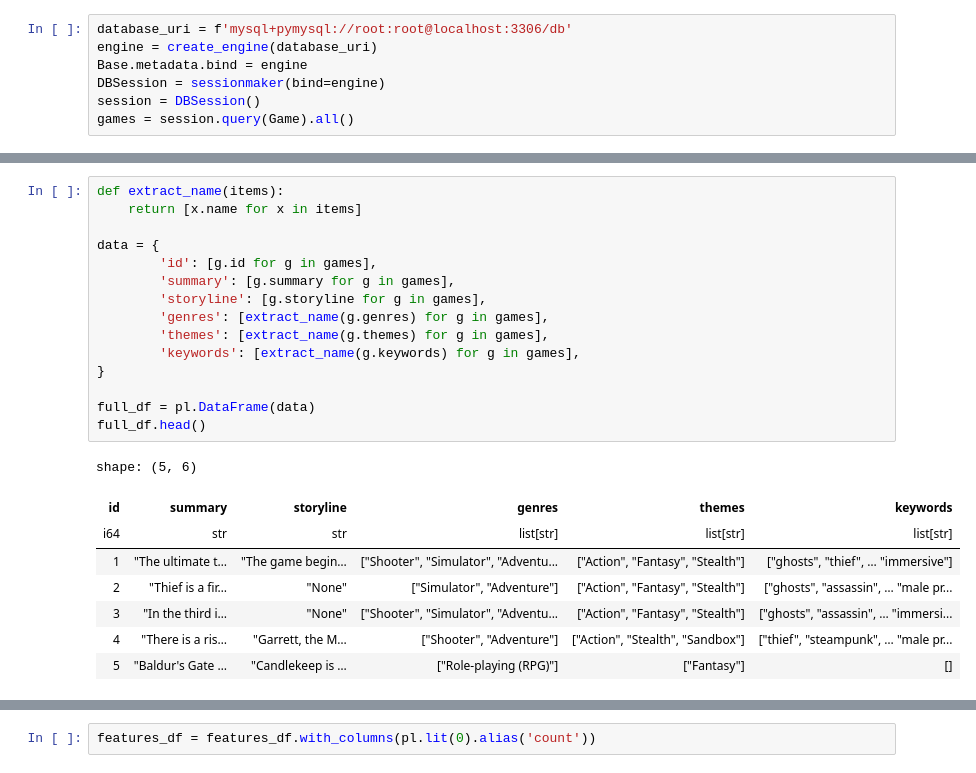
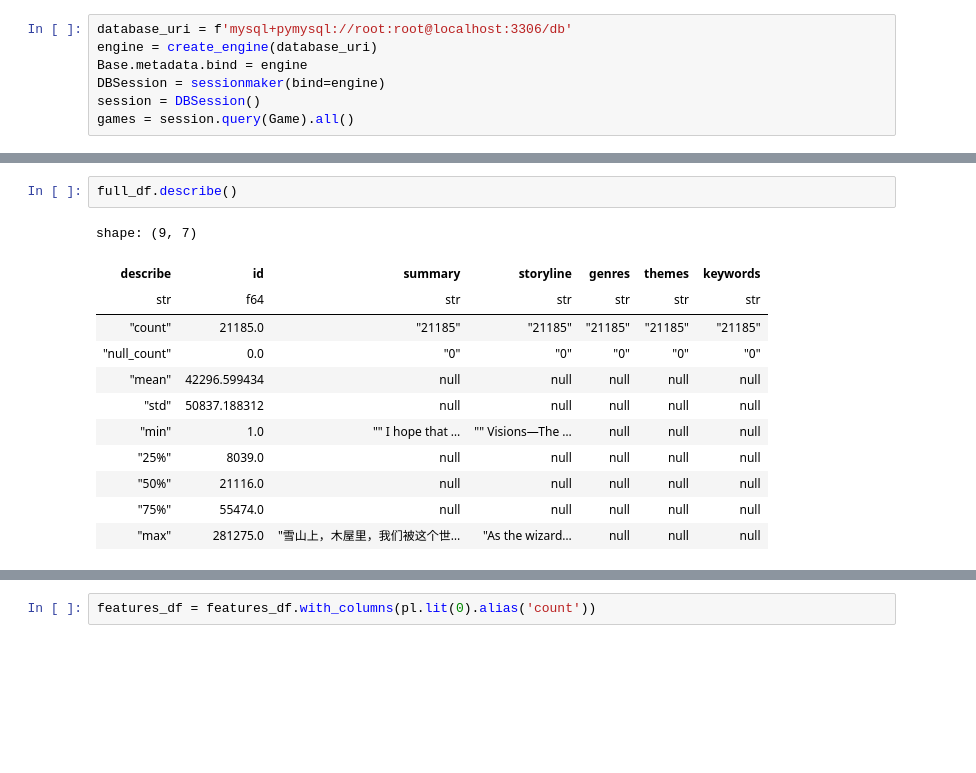
Before and after one commit to anekil/game-on, a Jupyter notebook: backend/website/recommendation/data_preprocess.ipynb, the cells around one changed output, grey strips where cells are left out. Saved outputs shown, nothing was run; the diff lists cells and outputs as text; blank space fills up the shorter version.

```diff
--- a/backend/website/recommendation/data_preprocess.ipynb
+++ b/backend/website/recommendation/data_preprocess.ipynb
@@ -15,27 +39,18 @@ games = session.query(Game).all()
 # %%
-def extract_name(items):
-    return [x.name for x in items]
-
-data = {
-        'id': [g.id for g in games],
-        'summary': [g.summary for g in games],
-        'storyline': [g.storyline for g in games],
-        'genres': [extract_name(g.genres) for g in games],
-        'themes': [extract_name(g.themes) for g in games],
-        'keywords': [extract_name(g.keywords) for g in games],
-}
-
-full_df = pl.DataFrame(data)
-full_df.head()
+full_df.describe()
 # %% [output]
-shape: (5, 6)
+shape: (9, 7)
-| id | summary | storyline | genres | themes | keywords |
-| i64 | str | str | list[str] | list[str] | list[str] |
-| 1 | "The ultimate t… | "The game begin… | ["Shooter", "Simulator", "Adventu... | ["Action", "Fantasy", "Stealth"] | ["ghosts", "thief", … "immersive"] |
-| 2 | "Thief is a fir… | "None" | ["Simulator", "Adventure"] | ["Action", "Fantasy", "Stealth"] | ["ghosts", "assassin", … "male pr... |
-| 3 | "In the third i… | "None" | ["Shooter", "Simulator", "Adventu... | ["Action", "Fantasy", "Stealth"] | ["ghosts", "assassin", … "immersi... |
-| 4 | "There is a ris… | "Garrett, the M… | ["Shooter", "Adventure"] | ["Action", "Stealth", "Sandbox"] | ["thief", "steampunk", … "male pr... |
-| 5 | "Baldur's Gate … | "Candlekeep is … | ["Role-playing (RPG)"] | ["Fantasy"] | [] |
+| describe | id | summary | storyline | genres | themes | keywords |
+| str | f64 | str | str | str | str | str |
+| "count" | 21185.0 | "21185" | "21185" | "21185" | "21185" | "21185" |
+| "null_count" | 0.0 | "0" | "0" | "0" | "0" | "0" |
+| "mean" | 42296.599434 | null | null | null | null | null |
+| "std" | 50837.188312 | null | null | null | null | null |
+| "min" | 1.0 | "" I hope that … | "" Visions—The … | null | null | null |
+| "25%" | 8039.0 | null | null | null | null | null |
+| "50%" | 21116.0 | null | null | null | null | null |
+| "75%" | 55474.0 | null | null | null | null | null |
+| "max" | 281275.0 | "雪山上，木屋里，我们被这个世… | "﻿As the wizard… | null | null | null |
 # %%
 import nltk
 
```
Also changed, not shown: parts of 22 cells of this notebook, 5 other files.
